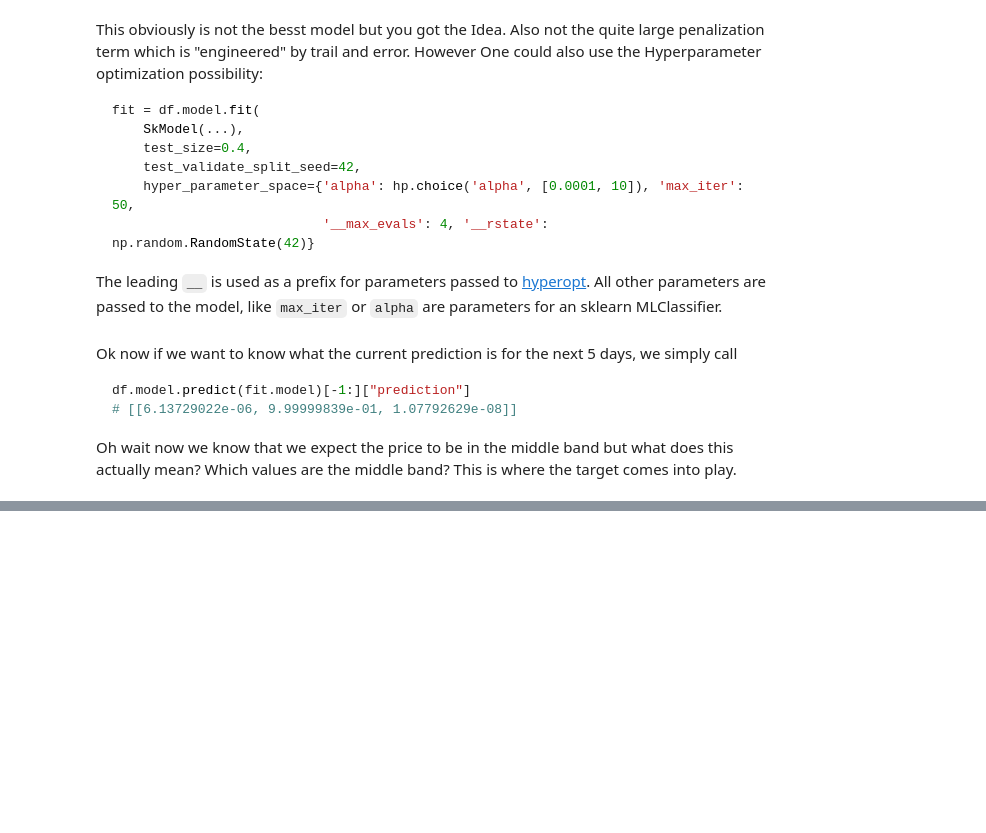
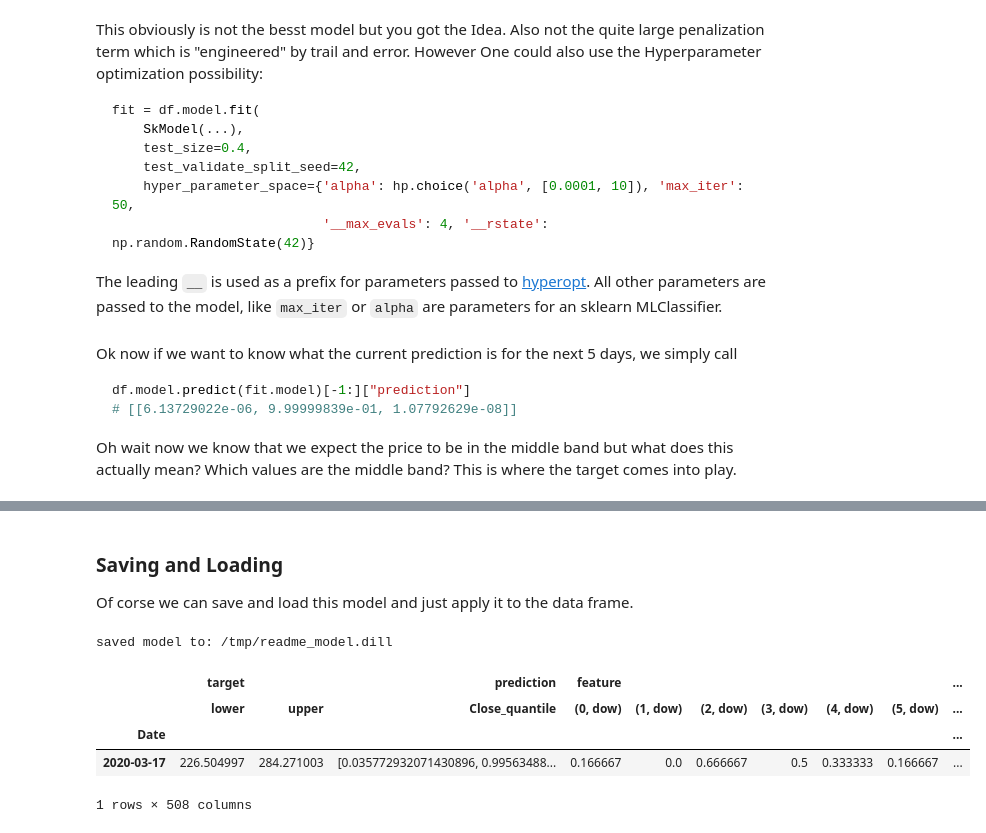
Before and after one commit to KIC/pandas-ml-quant, a Jupyter notebook: notebooks/Readme.ipynb, the cells around one changed output, grey strips where cells are left out. Cells and saved outputs as stored; diff of their text form; code cells hidden in the pictures; blank space fills up the shorter version.

```diff
--- a/notebooks/Readme.ipynb
+++ b/notebooks/Readme.ipynb
@@ -297,0 +299,14 @@ df.model.predict(fit.model, tail=3).map_prediction_to_target()
+# %% [markdown]
+### Saving and Loading
+Of corse we can save and load this model and just apply it to the data frame.
+# %%
+fit.model.save("/tmp/readme_model.dill")
+model2 = Model.load("/tmp/readme_model.dill")
+df.model.predict(model2, tail=1)
+# %% [output]
+saved model to: /tmp/readme_model.dill
+|  | target |  | prediction | feature |  |  |  |  |  | ... |
+|  | lower | upper | Close_quantile | (0, dow) | (1, dow) | (2, dow) | (3, dow) | (4, dow) | (5, dow) | ... |
+| Date |  |  |  |  |  |  |  |  |  | ... |
+| 2020-03-17 | 226.504997 | 284.271003 | [0.035772932071430896, 0.99563488... | 0.166667 | 0.0 | 0.666667 | 0.5 | 0.333333 | 0.166667 | ... |
+1 rows × 508 columns
```
Also changed, not shown: parts of 4 cells of this notebook, 20 other files.
